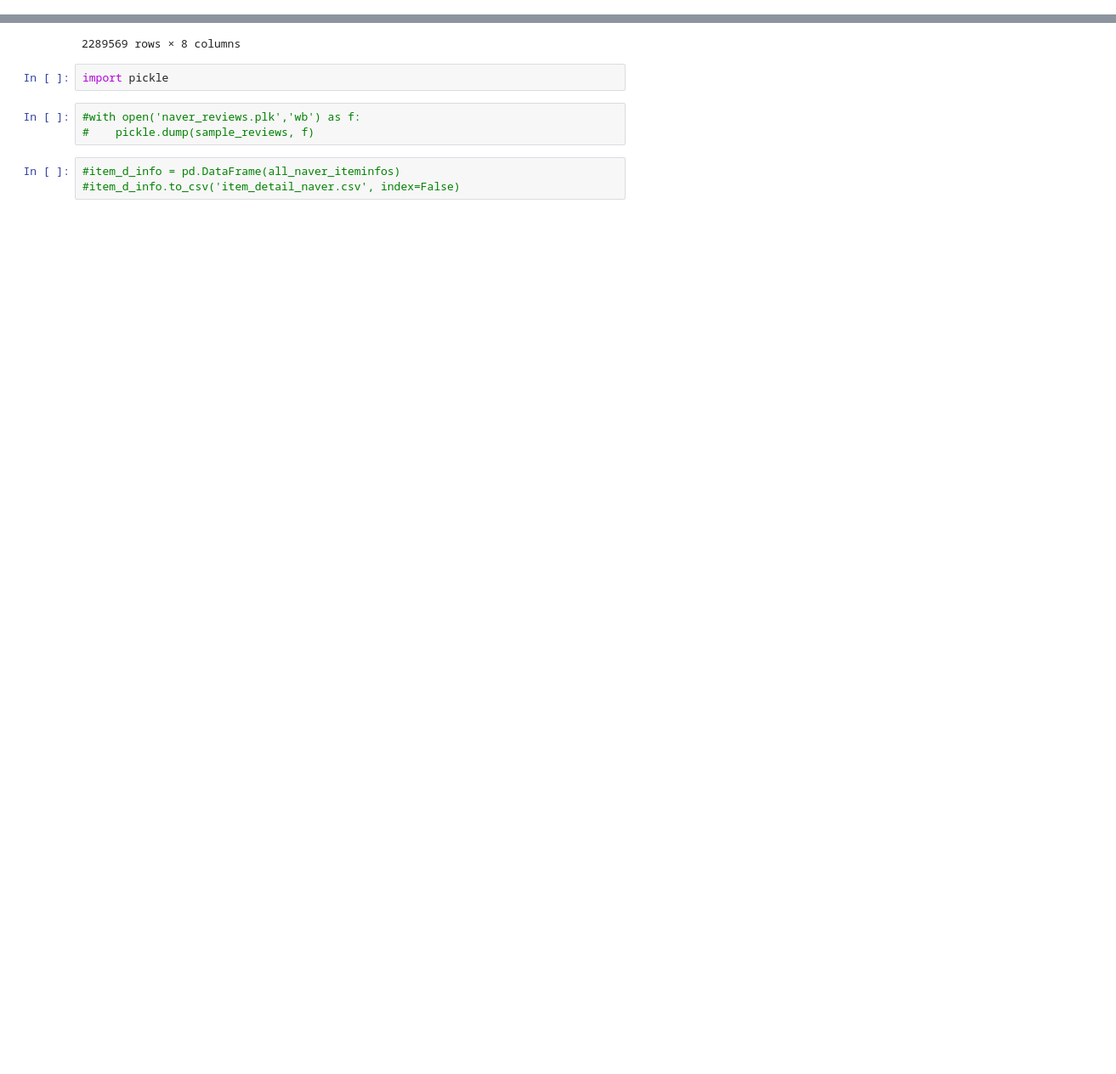
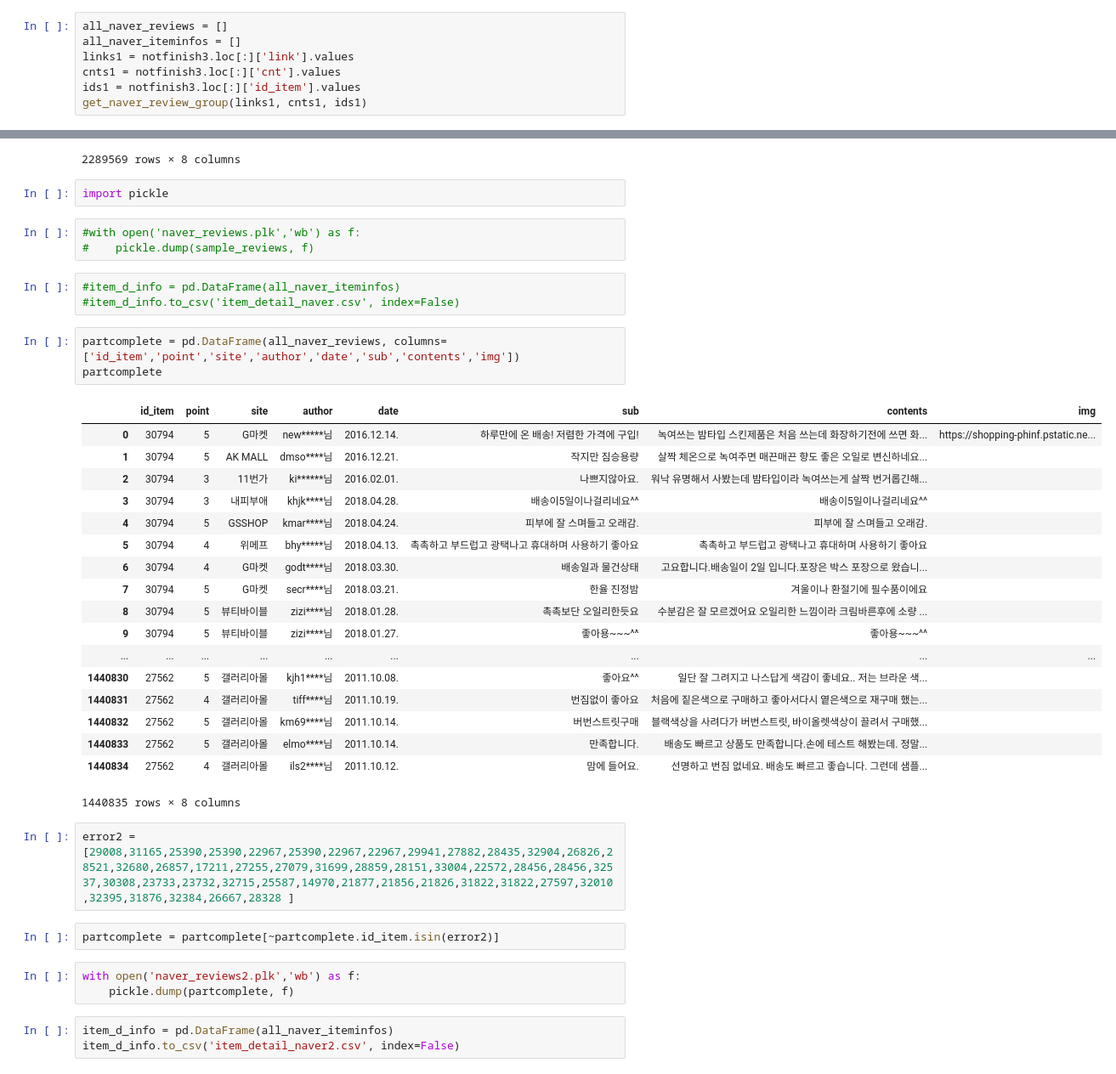
Before and after one commit to dooyeoung/getitbeauty_analysis, a Jupyter notebook: crawling_comments.ipynb, the cells around one changed output, grey strips where cells are left out. Shown: that part at 85% size. Drawn from its saved outputs; the diff is of its cells as text; blank space fills up the shorter version.

```diff
--- a/crawling_comments.ipynb
+++ b/crawling_comments.ipynb
@@ -241,0 +333,7 @@ complete_reviews.to_csv('data/complete_reviews.csv',index=False)
+# %%
+all_naver_reviews = []
+all_naver_iteminfos = []
+links1 = notfinish3.loc[:]['link'].values
+cnts1 = notfinish3.loc[:]['cnt'].values
+ids1 = notfinish3.loc[:]['id_item'].values
+get_naver_review_group(links1, cnts1, ids1)
@@ -284,3 +401,35 @@ import pickle
 # %%
 #item_d_info = pd.DataFrame(all_naver_iteminfos)
 #item_d_info.to_csv('item_detail_naver.csv', index=False)
+# %%
+partcomplete = pd.DataFrame(all_naver_reviews, columns=['id_item','point','site','author','date','sub','contents','img'])
+partcomplete
+# %% [output]
+|  | id_item | point | site | author | date | sub | contents | img |
+| 0 | 30794 | 5 | G마켓 | new*****님 | 2016.12.14. | 하루만에 온 배송! 저렴한 가격에 구입! | 녹여쓰는 밤타입 스킨제품은 처음 쓰는데 화장하기전에 쓰면 화... | https://shopping-phinf.pstatic.ne... |
+| 1 | 30794 | 5 | AK MALL | dmso****님 | 2016.12.21. | 작지만 짐승용량 | 살짝 체온으로 녹여주면 매끈매끈 향도 좋은 오일로 변신하네요... |  |
+| 2 | 30794 | 3 | 11번가 | ki******님 | 2016.02.01. | 나쁘지않아요. | 워낙 유명해서 사봤는데 밤타입이라 녹여쓰는게 살짝 번거롭긴해... |  |
+| 3 | 30794 | 3 | 내피부애 | khjk****님 | 2018.04.28. | 배송이5일이나걸리네요^^ | 배송이5일이나걸리네요^^ |  |
+| 4 | 30794 | 5 | GSSHOP | kmar****님 | 2018.04.24. | 피부에 잘 스며들고 오래감. | 피부에 잘 스며들고 오래감. |  |
+| 5 | 30794 | 4 | 위메프 | bhy*****님 | 2018.04.13. | 촉촉하고 부드럽고 광택나고 휴대하며 사용하기 좋아요 | 촉촉하고 부드럽고 광택나고 휴대하며 사용하기 좋아요 |  |
+| 6 | 30794 | 4 | G마켓 | godt****님 | 2018.03.30. | 배송일과 물건상태 | 고요합니다.배송일이 2일 입니다.포장은 박스 포장으로 왔습니... |  |
+| 7 | 30794 | 5 | G마켓 | secr****님 | 2018.03.21. | 한율 진정밤 | 겨울이나 환절기에 필수품이에요 |  |
+| 8 | 30794 | 5 | 뷰티바이블 | zizi****님 | 2018.01.28. | 촉촉보단 오일리한듯요 | 수분감은 잘 모르겠어요 오일리한 느낌이라 크림바른후에 소량 ... |  |
+| 9 | 30794 | 5 | 뷰티바이블 | zizi****님 | 2018.01.27. | 좋아용~~~^^ | 좋아용~~~^^ |  |
+| ... | ... | ... | ... | ... | ... | ... | ... | ... |
+| 1440830 | 27562 | 5 | 갤러리아몰 | kjh1****님 | 2011.10.08. | 좋아요^^ | 일단 잘 그려지고 나스답게 색감이 좋네요.. 저는 브라운 색... |  |
+| 1440831 | 27562 | 4 | 갤러리아몰 | tiff****님 | 2011.10.19. | 번짐없이 좋아요 | 처음에 짙은색으로 구매하고 좋아서다시 옅은색으로 재구매 했는... |  |
+| 1440832 | 27562 | 5 | 갤러리아몰 | km69****님 | 2011.10.14. | 버번스트릿구매 | 블랙색상을 사려다가 버번스트릿, 바이올렛색상이 끌려서 구매했... |  |
+| 1440833 | 27562 | 5 | 갤러리아몰 | elmo****님 | 2011.10.14. | 만족합니다. | 배송도 빠르고 상품도 만족합니다.손에 테스트 해봤는데. 정말... |  |
+| 1440834 | 27562 | 4 | 갤러리아몰 | ils2****님 | 2011.10.12. | 맘에 들어요. | 선명하고 번짐 없네요. 배송도 빠르고 좋습니다. 그런데 샘플... |  |
+1440835 rows × 8 columns
+# %%
+error2 =[29008,31165,25390,25390,22967,25390,22967,22967,29941,27882,28435,32904,26826,28521,32680,26857,17211,27255,27079,31699,28859,28151,33004,22572,28456,28456,32537,30308,23733,23732,32715,25587,14970,21877,21856,21826,31822,31822,27597,32010,32395,31876,32384,26667,28328 ]
+# %%
+partcomplete = partcomplete[~partcomplete.id_item.isin(error2)]
+# %%
+with open('naver_reviews2.plk','wb') as f:
+    pickle.dump(partcomplete, f)
+# %%
+item_d_info = pd.DataFrame(all_naver_iteminfos)
+item_d_info.to_csv('item_detail_naver2.csv', index=False)
```
Also changed, not shown: parts of 27 cells of this notebook, 1 other file.
